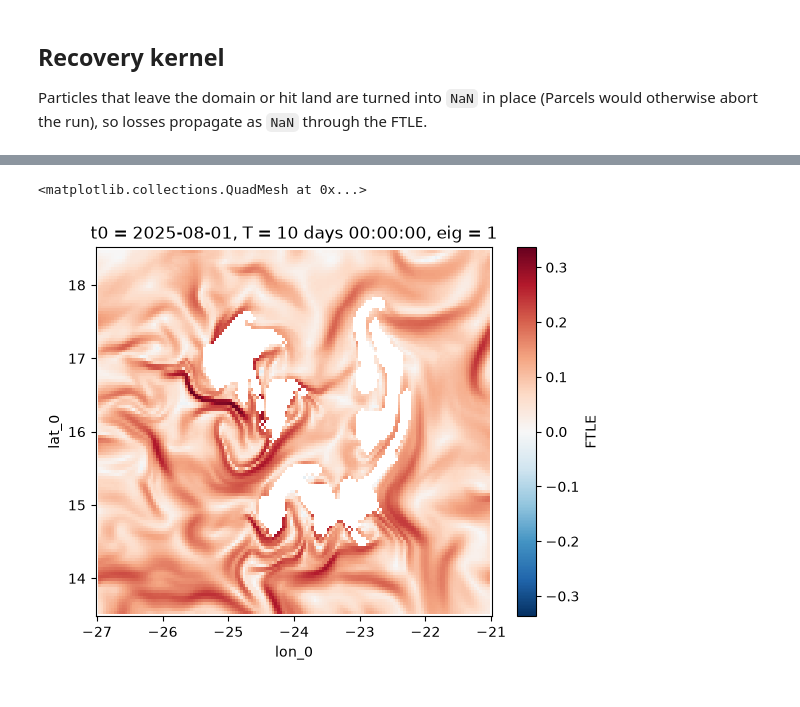
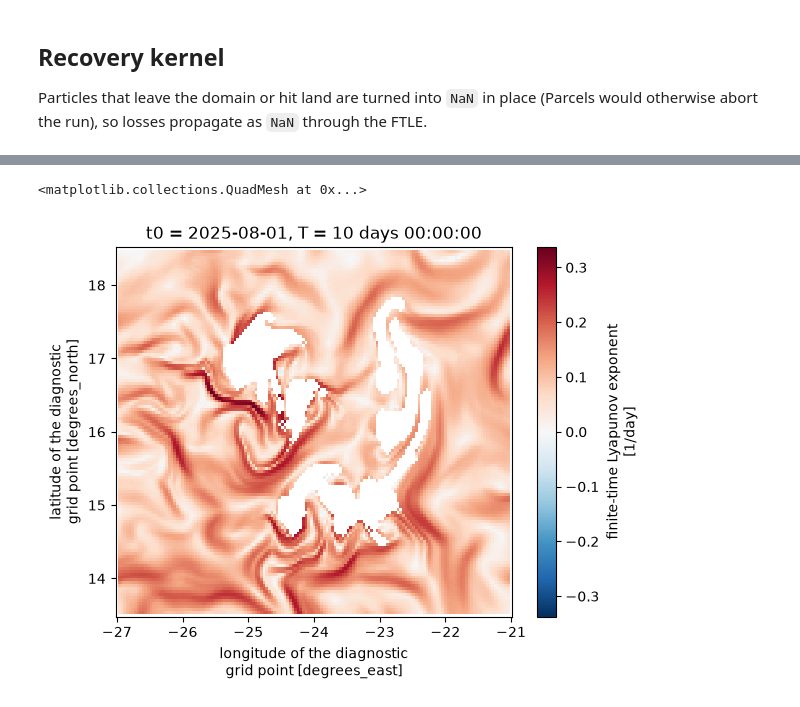
Before and after one commit to geomar-od-lagrange/lcs_parcels, a Jupyter notebook: examples/cabo_verde_ftle.ipynb, the cells around one changed output, grey strips where cells are left out. Drawn from its saved outputs; the diff is of its cells as text; code cells hidden in the pictures.

```diff
--- a/examples/cabo_verde_ftle.ipynb
+++ b/examples/cabo_verde_ftle.ipynb
@@ -114,5 +116,6 @@ pset.execute(
 )
 # %%
 # Construct flowmap / calc FTLE
-flowmap = seed.pset_to_flowmap(pset.x, pset.y, t0=t0, t1=t1)
-ftle = (flowmap.ftle() * 86400.0).rename("FTLE")
+flowmap = seed.pset_to_flowmap(lon=pset.x, lat=pset.y, t0=t0, t1=t1)
+ftle = flowmap.ftle()
+ftle
@@ -120,0 +140,10 @@ ftle = (flowmap.ftle() * 86400.0).rename("FTLE")
+# %%
+# Rescale from 1/s to 1/day for the map
+ftle_per_day = (
+    (ftle * 86400.0)
+    .rename("ftle_per_day")
+    .assign_attrs(
+        long_name="finite-time Lyapunov exponent",
+        units="1/day",
+    )
+)
@@ -121,5 +155,5 @@ ftle = (flowmap.ftle() * 86400.0).rename("FTLE")
 # %%
-ftle.plot.pcolormesh(x="lon_0", y="lat_0")
+ftle_per_day.plot.pcolormesh(x="lon_grid", y="lat_grid")
 # %% [output]
 <matplotlib.collections.QuadMesh at 0x...>
-[figure, old version]
+[figure, new version]
```
Also changed, not shown: parts of 6 cells of this notebook, 16 other files.
